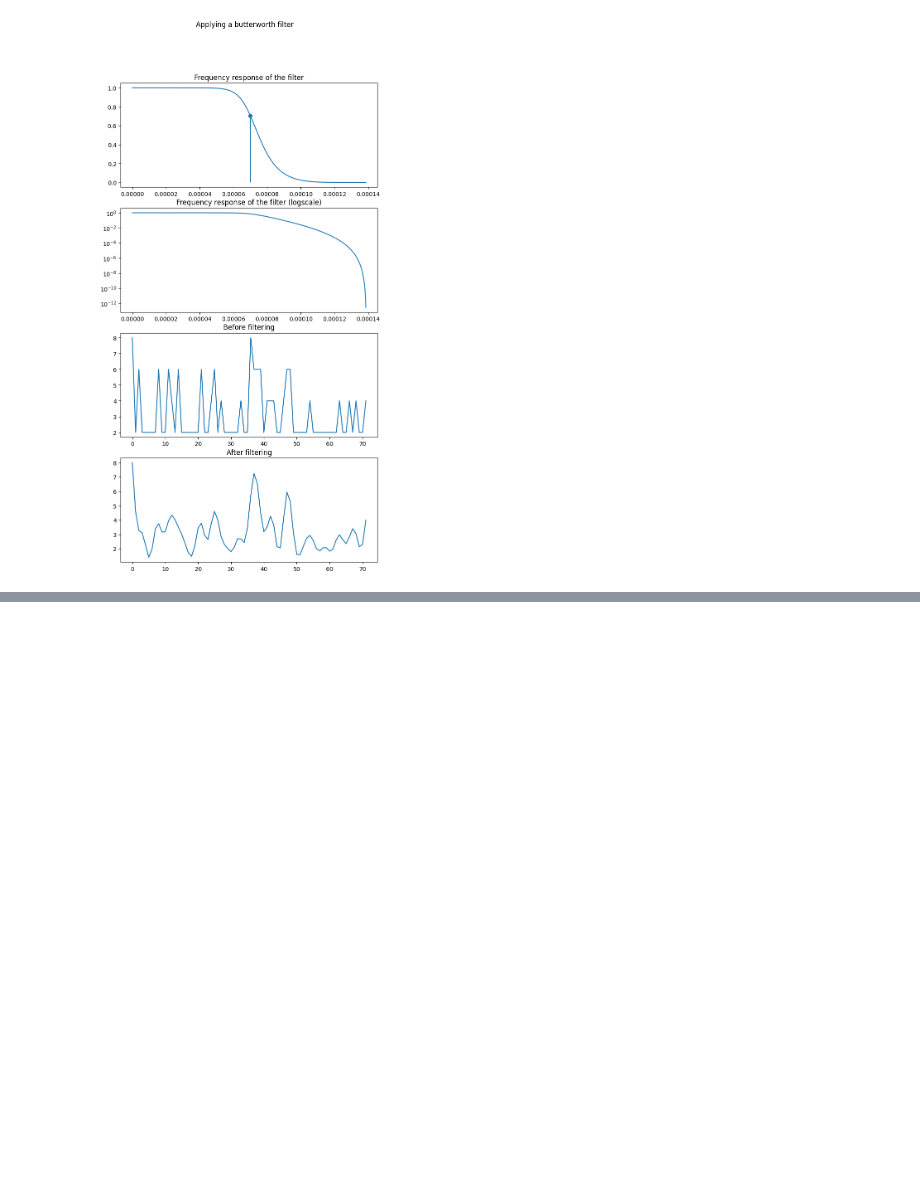
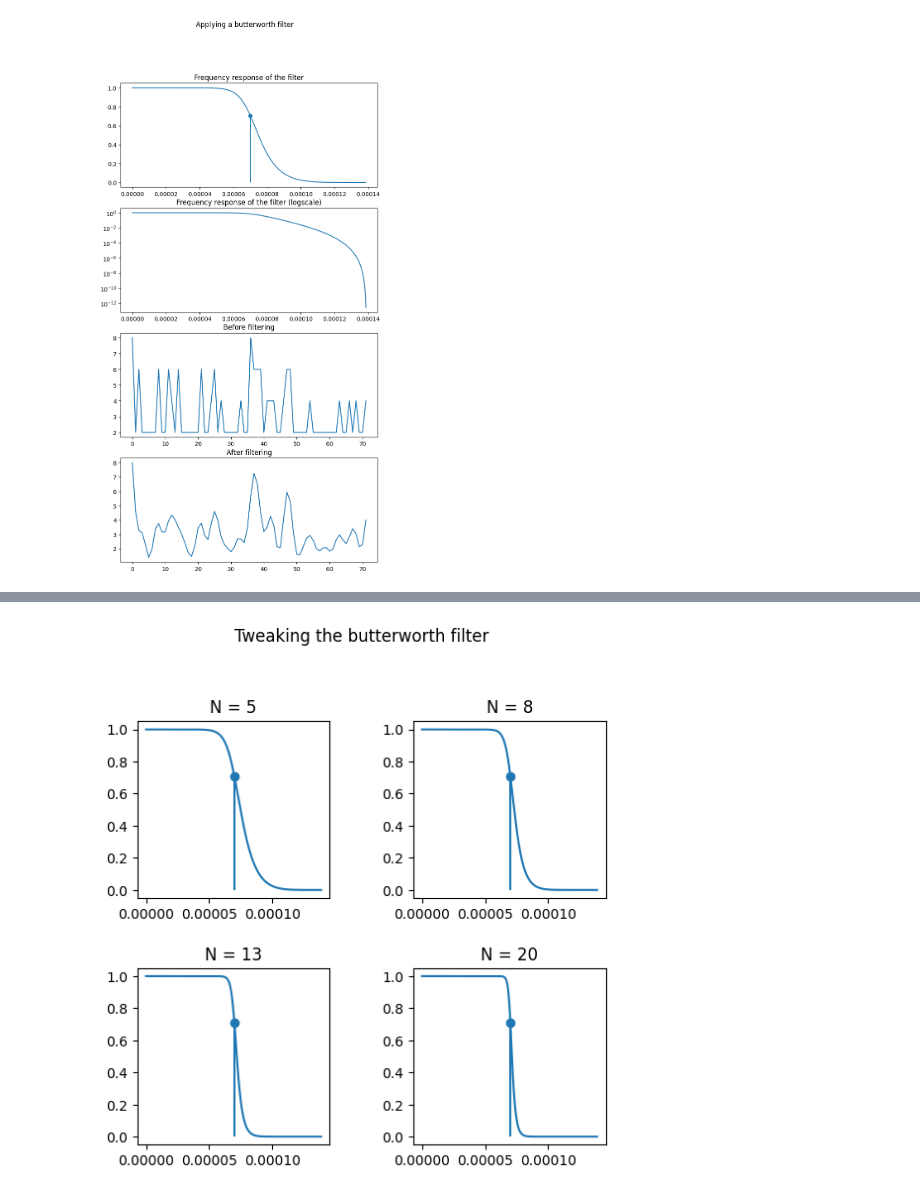
Before and after one commit to visanalexandru/SignalProcessing, a Jupyter notebook: Lab6/lab6.ipynb, the cells around one changed output, grey strips where cells are left out. Saved outputs shown, nothing was run; the diff lists cells and outputs as text; code cells hidden in the pictures; blank space fills up the shorter version.

```diff
--- a/Lab6/lab6.ipynb
+++ b/Lab6/lab6.ipynb
@@ -193,0 +198,18 @@ axs[3].plot(filtered)
+# %%
+# Tweaking the butterworth filter.
+
+fig, axs = plt.subplots(2,2 ,figsize=(6,6))
+fig.suptitle("Tweaking the butterworth filter")
+fig.tight_layout(pad=3)
+
+ords = [5, 8, 13, 20]
+
+for (i, o) in enumerate(ords):
+    (b, a)= scipy.signal.butter(o, cut_frequency, fs=frequency,btype="lowpass")
+    w, h = scipy.signal.freqz(b, a, fs=frequency)
+    _, cut = scipy.signal.freqz(b, a, fs=frequency, worN= [cut_frequency] )
+    axs[i//2, i%2].set_title(f"N = {o}")
+    axs[i//2 , i%2].plot(w, abs(h))
+    axs[i//2, i%2].stem([cut_frequency], [abs(cut)])
+# %% [output]
+[figure, added]
```
Also changed, not shown: parts of 5 cells of this notebook.
